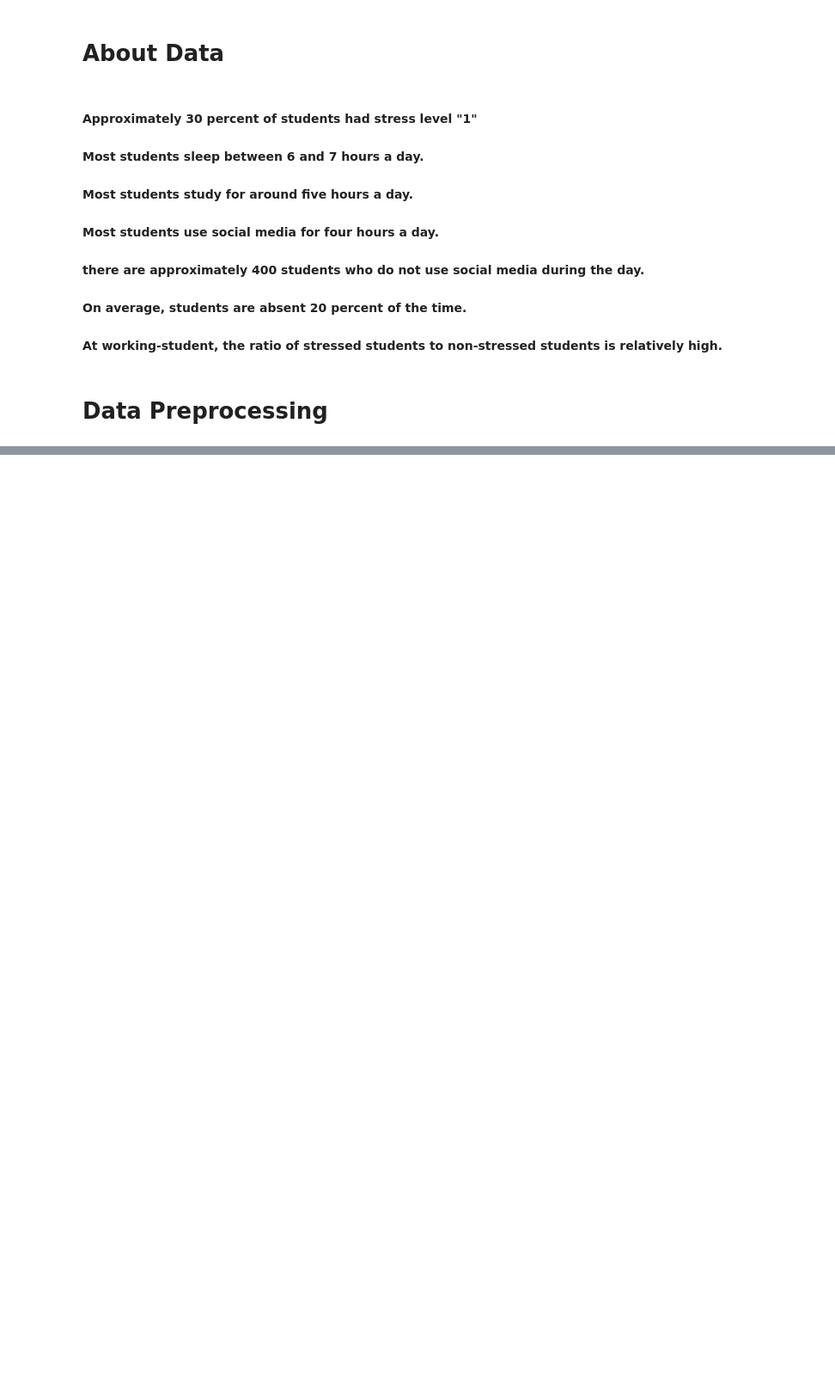
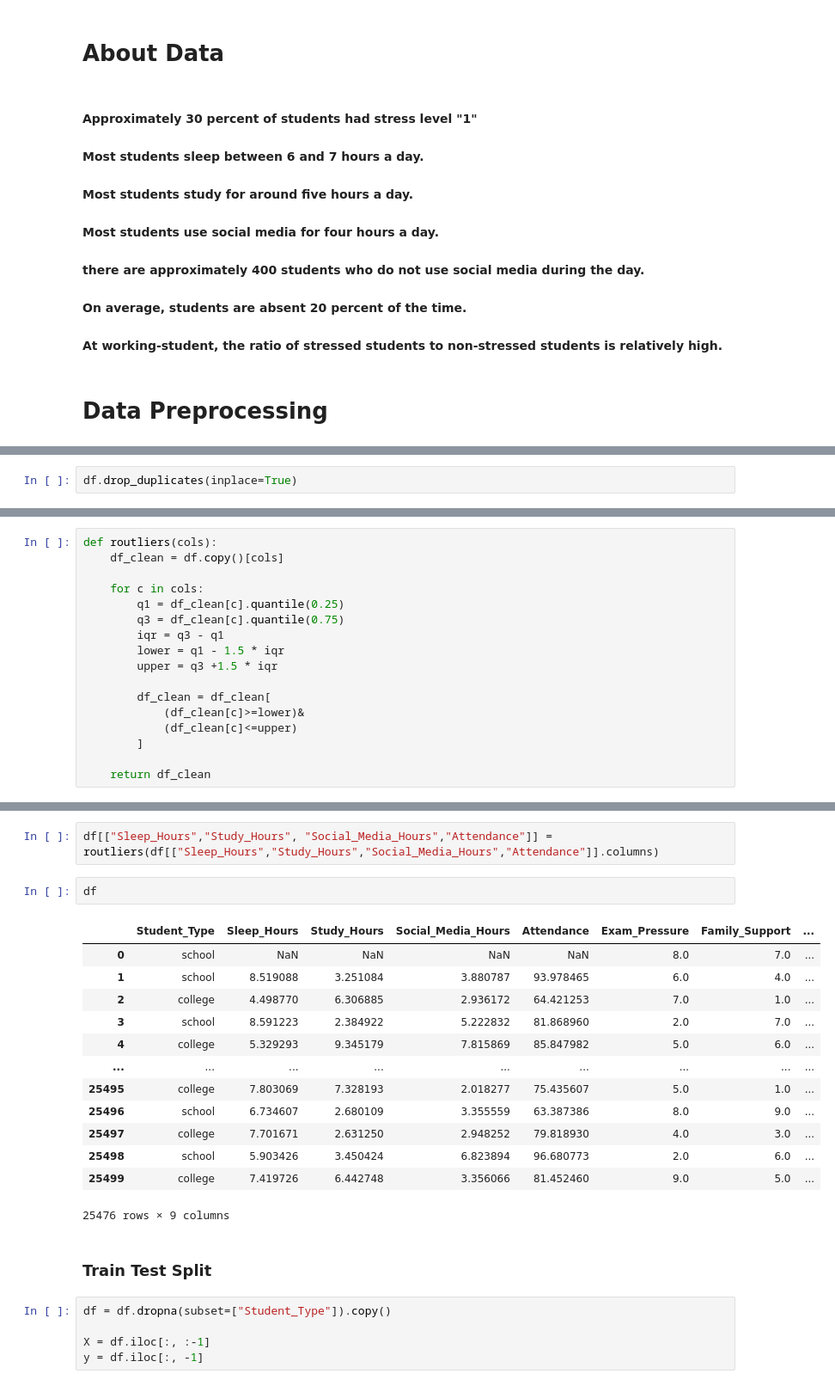
Before and after one commit to arashKhanDeveloper/ML-MLP-Student-Stress-Level, a Jupyter notebook: mlp_project.ipynb, the cells around one changed output, grey strips where cells are left out. Shown at 86% size. Drawn from its saved outputs; the diff is of its cells as text; blank space fills up the shorter version.

Commit message:
Preprocessing:Remove Duplicates-Missing Value-outliers-Train Test Split-SimpleImputer-Encoding

```diff
--- a/mlp_project.ipynb
+++ b/mlp_project.ipynb
@@ -216,0 +240,2 @@ plt.show()
+# %%
+df.drop_duplicates(inplace=True)
@@ -216,0 +244,17 @@ plt.show()
+# %%
+def routliers(cols):
+    df_clean = df.copy()[cols]
+
+    for c in cols:
+        q1 = df_clean[c].quantile(0.25)
+        q3 = df_clean[c].quantile(0.75)
+        iqr = q3 - q1
+        lower = q1 - 1.5 * iqr
+        upper = q3 +1.5 * iqr
+
+        df_clean = df_clean[
+            (df_clean[c]>=lower)&
+            (df_clean[c]<=upper)
+        ]
+
+    return df_clean
@@ -216,0 +273,25 @@ plt.show()
+# %%
+df[["Sleep_Hours","Study_Hours", "Social_Media_Hours","Attendance"]] = routliers(df[["Sleep_Hours","Study_Hours","Social_Media_Hours","Attendance"]].columns)
+# %%
+df
+# %% [output]
+|  | Student_Type | Sleep_Hours | Study_Hours | Social_Media_Hours | Attendance | Exam_Pressure | Family_Support | ... |
+| 0 | school | NaN | NaN | NaN | NaN | 8.0 | 7.0 | ... |
+| 1 | school | 8.519088 | 3.251084 | 3.880787 | 93.978465 | 6.0 | 4.0 | ... |
+| 2 | college | 4.498770 | 6.306885 | 2.936172 | 64.421253 | 7.0 | 1.0 | ... |
+| 3 | school | 8.591223 | 2.384922 | 5.222832 | 81.868960 | 2.0 | 7.0 | ... |
+| 4 | college | 5.329293 | 9.345179 | 7.815869 | 85.847982 | 5.0 | 6.0 | ... |
+| ... | ... | ... | ... | ... | ... | ... | ... | ... |
+| 25495 | college | 7.803069 | 7.328193 | 2.018277 | 75.435607 | 5.0 | 1.0 | ... |
+| 25496 | school | 6.734607 | 2.680109 | 3.355559 | 63.387386 | 8.0 | 9.0 | ... |
+| 25497 | college | 7.701671 | 2.631250 | 2.948252 | 79.818930 | 4.0 | 3.0 | ... |
+| 25498 | school | 5.903426 | 3.450424 | 6.823894 | 96.680773 | 2.0 | 6.0 | ... |
+| 25499 | college | 7.419726 | 6.442748 | 3.356066 | 81.452460 | 9.0 | 5.0 | ... |
+25476 rows × 9 columns
+# %% [markdown]
+<h3>Train Test Split</h3>
+# %%
+df = df.dropna(subset=["Student_Type"]).copy()
+
+X = df.iloc[:, :-1]
+y = df.iloc[:, -1]
```
Also changed, not shown: parts of 11 cells of this notebook, 2 other files.
